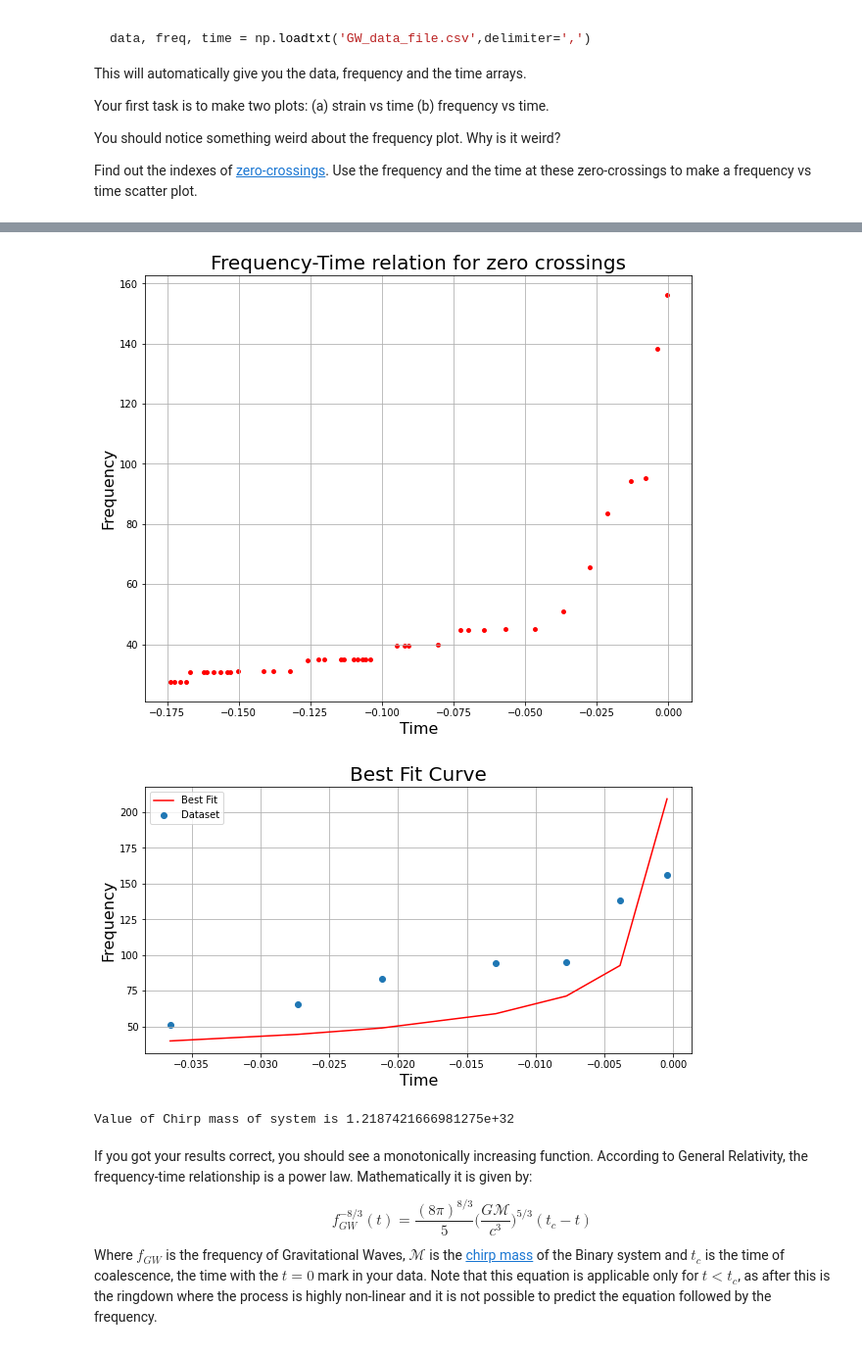
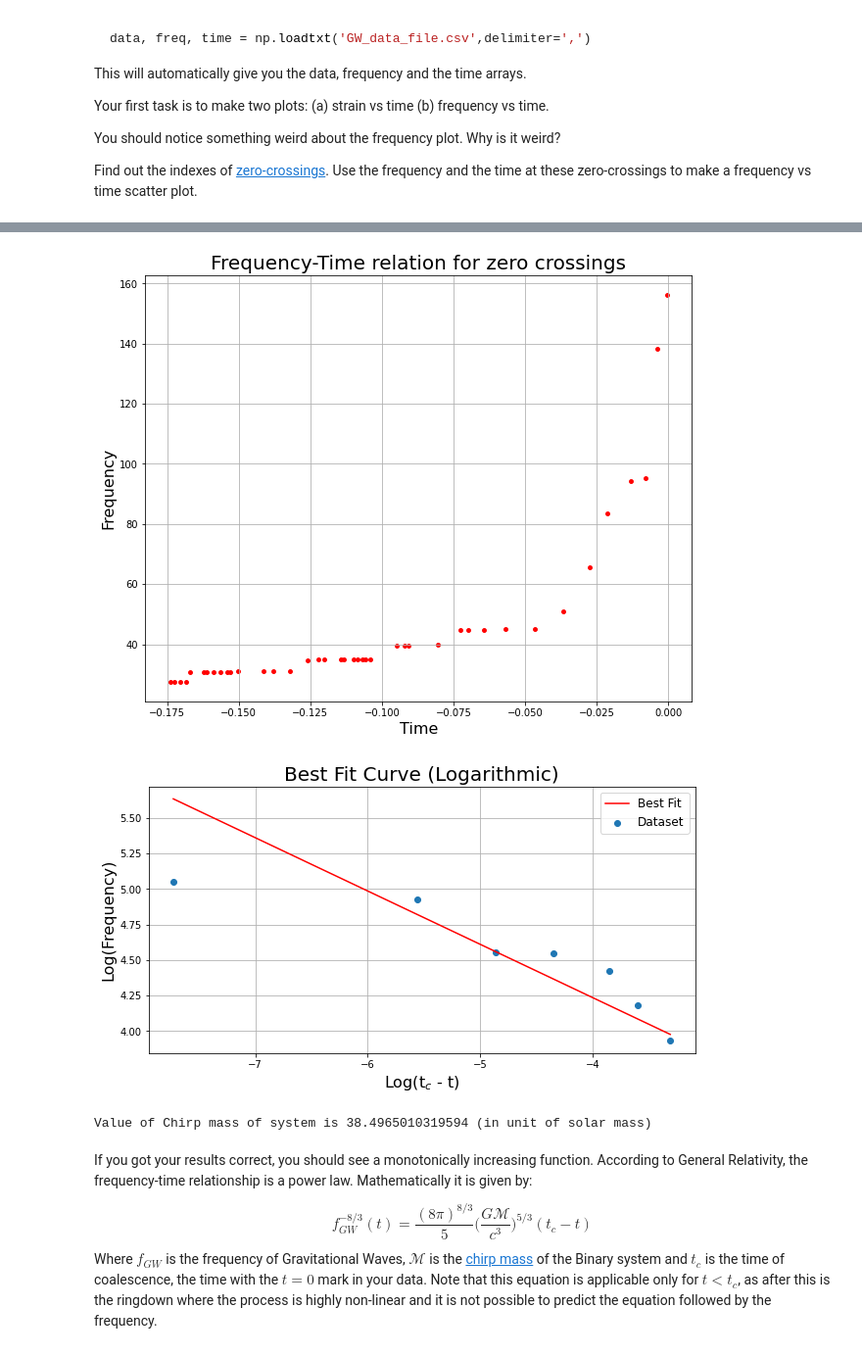
Before and after one commit to ShreyanshIITK20/Computational-Astronomy, a Jupyter notebook: Week 3/Assignment-2.ipynb, the cells around one changed output, grey strips where cells are left out. Shown at 98% size. Saved outputs shown, nothing was run; the diff lists cells and outputs as text; code cells hidden in the pictures.

```diff
--- a/Week 3/Assignment-2.ipynb
+++ b/Week 3/Assignment-2.ipynb
@@ -74,45 +74,45 @@ index = np.where(time<=0)
 time = time[index]
 data = data[index]
 freq = freq[index]
 indices=np.where(np.diff(np.sign(data)))
 filtered_time = time[indices]
 filtered_freq = freq[indices]
 plt.figure(figsize=(10,8))
 plt.scatter(filtered_time,filtered_freq,s=15,color='red')
 plt.title("Frequency-Time relation for zero crossings",size=20)
 plt.xlabel("Time",size=16)
 plt.ylabel("Frequency",size=16)
 plt.grid()
 plt.show()
 
 from astropy import constants as const
 from scipy.optimize import curve_fit as cf
 from astropy import units as u
-
+import math
 index1 = np.where(filtered_freq>=50)
-filtered_freq = filtered_freq[index1]
-filtered_time = filtered_time[index1]
+filtered_freq = np.log(filtered_freq[index1])
+filtered_time = np.log(-filtered_time[index1])
 def f(t,m):
-    return ((((8*np.pi)**(8/3))/5)*((const.G.value*m/((const.c.value)**3))**(5/3))*(-t))**(-3/8)
+    return (-3/8)*((8/3*math.log(8*np.pi))-math.log(5)-5*math.log(const.c.value)+(5/3*math.log(const.G.value))+ t +5/3*m)
 p_opt, p_cov = cf(f,filtered_time,filtered_freq)
 
 plt.figure(figsize=(10,5))
 plt.scatter(filtered_time,filtered_freq, label='Dataset')
 plt.plot(filtered_time,f(filtered_time,*p_opt),'r',label='Best Fit')
-plt.xlabel("Time",size=16)
-plt.ylabel("Frequency",size=16)
-plt.title('Best Fit Curve',size=20)
-plt.legend()
+plt.xlabel("Log(t$_c$ - t)",size=16)
+plt.ylabel("Log(Frequency)",size=16)
+plt.title('Best Fit Curve (Logarithmic)',size=20)
+plt.legend(fontsize = ('large'))
 plt.grid()
 plt.show()
-mass = str(*p_opt)
-print("Value of Chirp mass of system is " + mass)
+mass = str(math.exp(*p_opt)/const.M_sun.value)
+print("Value of Chirp mass of system is " + mass +" (in unit of solar mass)")
 # %% [output]
 [figure]
 [figure]
 [figure]
-[figure, old version]
+[figure, new version]
-Value of Chirp mass of system is 1.2187421666981275e+32
+Value of Chirp mass of system is 38.4965010319594 (in unit of solar mass)
 # %% [markdown]
 If you got your results correct, you should see a monotonically increasing function. According to General Relativity, the frequency-time relationship is a power law. Mathematically it is given by:
 
```
